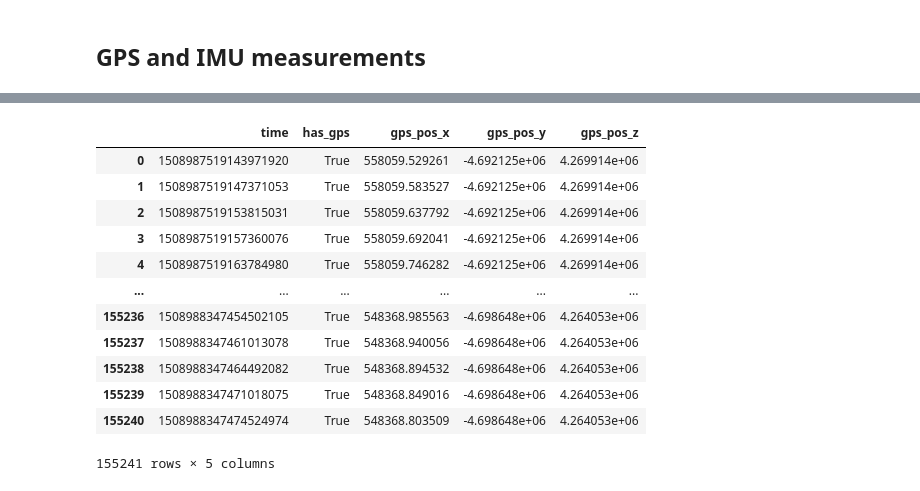
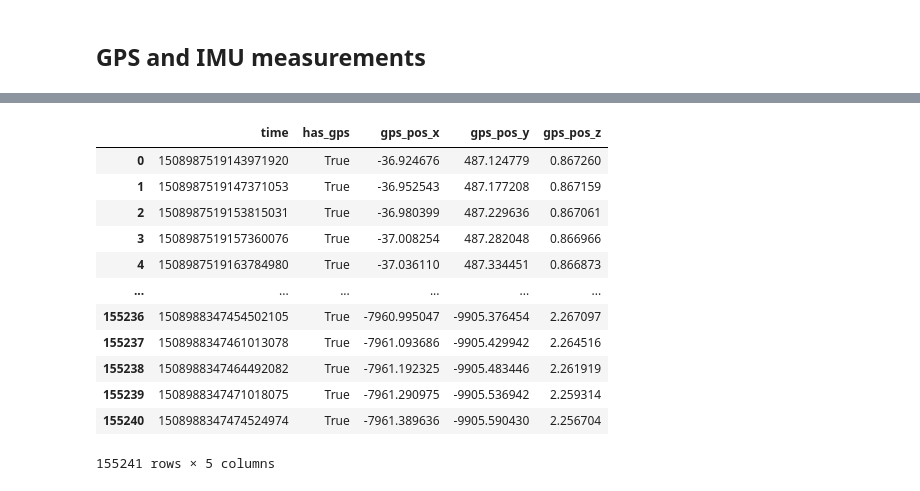
Before and after one commit to rayxie11/aa275, a Jupyter notebook: load_measurements.ipynb, the cells around one changed output, grey strips where cells are left out. Saved outputs shown, nothing was run; the diff lists cells and outputs as text; code cells hidden in the pictures.

```diff
--- a/load_measurements.ipynb
+++ b/load_measurements.ipynb
@@ -20,30 +36,29 @@ imu.rename(columns={f'{i}': f'imu_{i}' for i in ['ang_vel_x', 'ang_vel_y', 'ang_
 # %%
 # read GPS data
 gps_path = '../data/csv_data/gps.csv'
 gps = pd.read_csv(gps_path)
 gps.drop(['header', 'seq', 'stamp', 'secs', 'nsecs', 'status', 'status.1', 'service', 'position_covariance', 'position_covariance_type'], axis=1, inplace=True)
 gps.rename(columns={'frame_id':'has_gps', 'rosbagTimestamp':'time'}, inplace=True)
 gps['has_gps'] = True
 
-# convert to ECEF
-gps[['gps_pos_x', 'gps_pos_y', 'gps_pos_z']] = gps.apply(lambda row: lla_to_ecef(row.latitude, row.longitude, row.altitude), axis=1, result_type='expand')
+# convert to local ECEF (linearized around ORIGIN_LAT, ORIGIN_LON, ORIGIN_ALT defined in utils.py)
+gps[['gps_pos_x', 'gps_pos_y', 'gps_pos_z']] = gps.apply(lambda row: lla2enu(row.latitude, row.longitude, row.altitude), axis=1, result_type='expand')
 gps.drop(['latitude', 'longitude', 'altitude'], axis=1, inplace=True)
 
-# convert to local ECEF
 gps
 # %% [output]
 |  | time | has_gps | gps_pos_x | gps_pos_y | gps_pos_z |
-| 0 | 1508987519143971920 | True | 558059.529261 | -4.692125e+06 | 4.269914e+06 |
-| 1 | 1508987519147371053 | True | 558059.583527 | -4.692125e+06 | 4.269914e+06 |
-| 2 | 1508987519153815031 | True | 558059.637792 | -4.692125e+06 | 4.269914e+06 |
-| 3 | 1508987519157360076 | True | 558059.692041 | -4.692125e+06 | 4.269914e+06 |
-| 4 | 1508987519163784980 | True | 558059.746282 | -4.692125e+06 | 4.269914e+06 |
+| 0 | 1508987519143971920 | True | -36.924676 | 487.124779 | 0.867260 |
+| 1 | 1508987519147371053 | True | -36.952543 | 487.177208 | 0.867159 |
+| 2 | 1508987519153815031 | True | -36.980399 | 487.229636 | 0.867061 |
+| 3 | 1508987519157360076 | True | -37.008254 | 487.282048 | 0.866966 |
+| 4 | 1508987519163784980 | True | -37.036110 | 487.334451 | 0.866873 |
 | ... | ... | ... | ... | ... | ... |
-| 155236 | 1508988347454502105 | True | 548368.985563 | -4.698648e+06 | 4.264053e+06 |
-| 155237 | 1508988347461013078 | True | 548368.940056 | -4.698648e+06 | 4.264053e+06 |
-| 155238 | 1508988347464492082 | True | 548368.894532 | -4.698648e+06 | 4.264053e+06 |
-| 155239 | 1508988347471018075 | True | 548368.849016 | -4.698648e+06 | 4.264053e+06 |
-| 155240 | 1508988347474524974 | True | 548368.803509 | -4.698648e+06 | 4.264053e+06 |
+| 155236 | 1508988347454502105 | True | -7960.995047 | -9905.376454 | 2.267097 |
+| 155237 | 1508988347461013078 | True | -7961.093686 | -9905.429942 | 2.264516 |
+| 155238 | 1508988347464492082 | True | -7961.192325 | -9905.483446 | 2.261919 |
+| 155239 | 1508988347471018075 | True | -7961.290975 | -9905.536942 | 2.259314 |
+| 155240 | 1508988347474524974 | True | -7961.389636 | -9905.590430 | 2.256704 |
 155241 rows × 5 columns
 # %%
 # merge GPS and IMU
```
Also changed, not shown: parts of 15 cells of this notebook, 4 other files.
